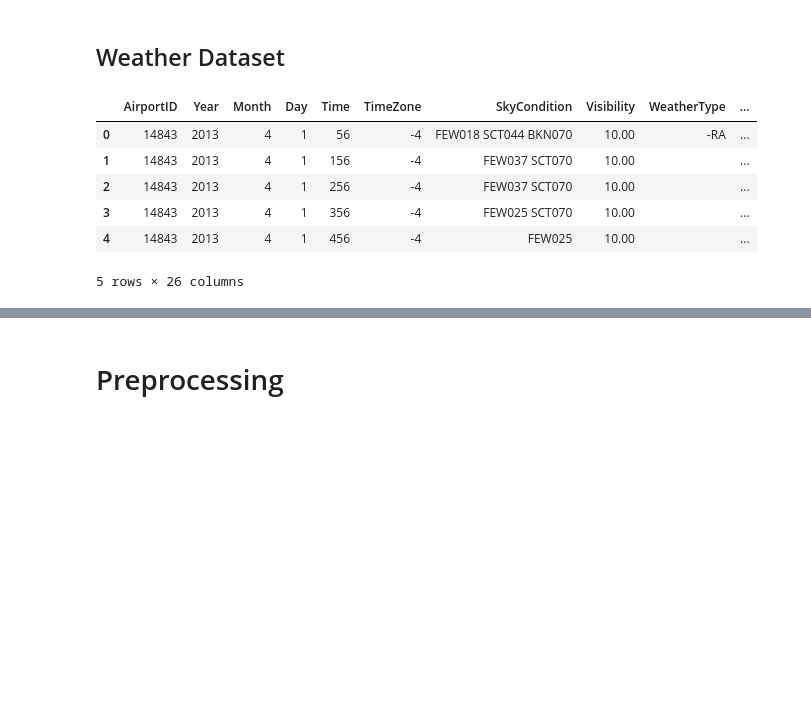
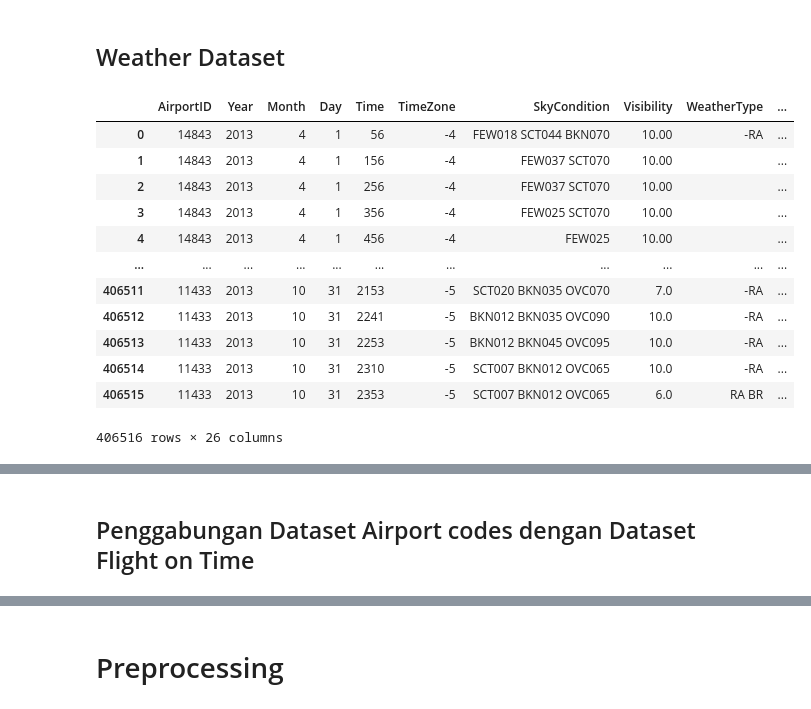
Before and after one commit to mzkki25/flight-delay-analysis, a Jupyter notebook: flight_analysis.ipynb, the cells around one changed output, grey strips where cells are left out. Saved outputs shown, nothing was run; the diff lists cells and outputs as text; code cells hidden in the pictures; blank space fills up the shorter version.

```diff
--- a/flight_analysis.ipynb
+++ b/flight_analysis.ipynb
@@ -113,15 +140,21 @@ dtype: object
 ## Weather Dataset
 # %%
 df3 = pd.read_csv('Weather Dataset.csv')
-df3.head()
+df3
 # %% [output]
 |  | AirportID | Year | Month | Day | Time | TimeZone | SkyCondition | Visibility | WeatherType | ... |
 | 0 | 14843 | 2013 | 4 | 1 | 56 | -4 | FEW018 SCT044 BKN070 | 10.00 | -RA | ... |
 | 1 | 14843 | 2013 | 4 | 1 | 156 | -4 | FEW037 SCT070 | 10.00 |  | ... |
 | 2 | 14843 | 2013 | 4 | 1 | 256 | -4 | FEW037 SCT070 | 10.00 |  | ... |
 | 3 | 14843 | 2013 | 4 | 1 | 356 | -4 | FEW025 SCT070 | 10.00 |  | ... |
 | 4 | 14843 | 2013 | 4 | 1 | 456 | -4 | FEW025 | 10.00 |  | ... |
+| ... | ... | ... | ... | ... | ... | ... | ... | ... | ... | ... |
+| 406511 | 11433 | 2013 | 10 | 31 | 2153 | -5 | SCT020 BKN035 OVC070 | 7.0 | -RA | ... |
+| 406512 | 11433 | 2013 | 10 | 31 | 2241 | -5 | BKN012 BKN035 OVC090 | 10.0 | -RA | ... |
+| 406513 | 11433 | 2013 | 10 | 31 | 2253 | -5 | BKN012 BKN045 OVC095 | 10.0 | -RA | ... |
+| 406514 | 11433 | 2013 | 10 | 31 | 2310 | -5 | SCT007 BKN012 OVC065 | 10.0 | -RA | ... |
+| 406515 | 11433 | 2013 | 10 | 31 | 2353 | -5 | SCT007 BKN012 OVC065 | 6.0 | RA BR | ... |
-5 rows × 26 columns
+406516 rows × 26 columns
 # %%
 # mengecek apakah ada data yang kosong
 df3.isnull().sum()
@@ -190,3 +223,5 @@ SeaLevelPressure 0
 RecordType 0
 HourlyPrecip 0
 Altimeter 0
+# %% [markdown]
+## Penggabungan Dataset Airport codes dengan Dataset Flight on Time
```
Also changed, not shown: parts of 26 cells of this notebook.
